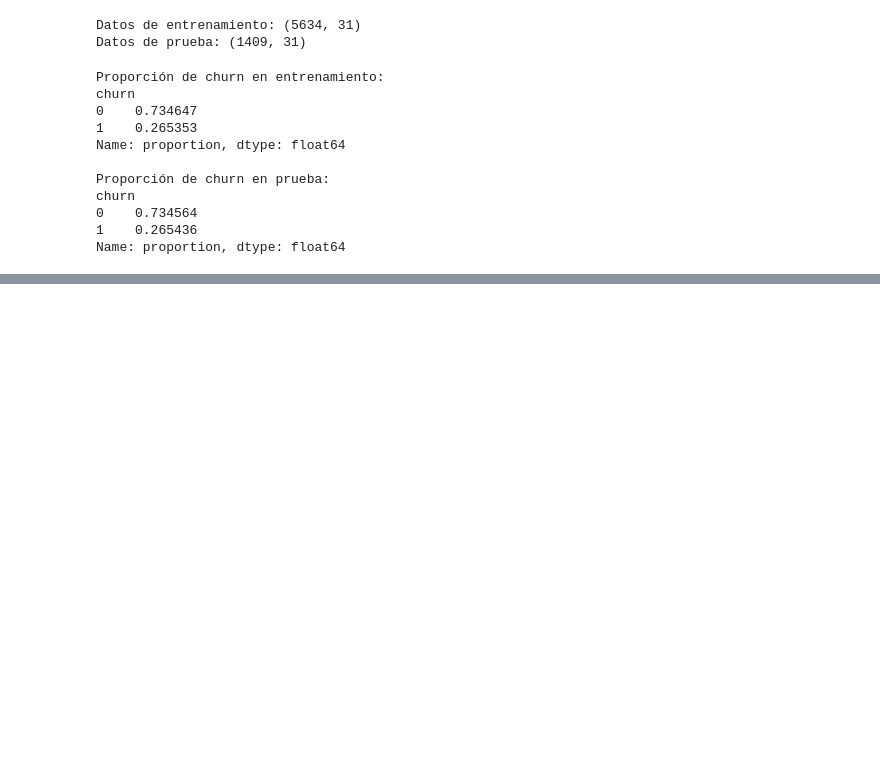
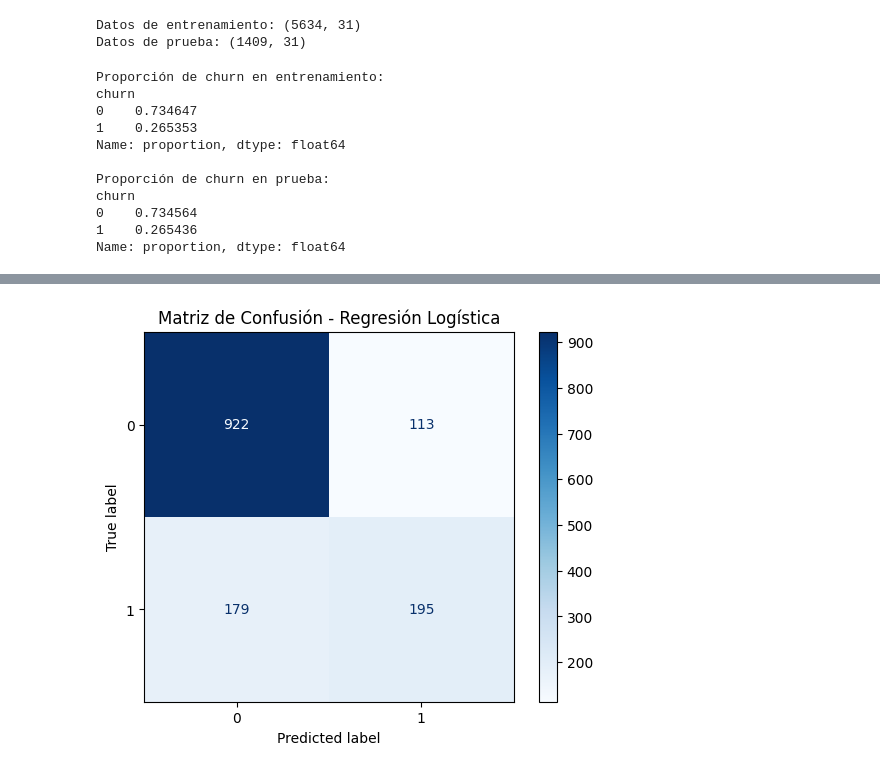
Before and after one commit to epjuarez/alura-challenge-telecomx2, a Jupyter notebook: alura_challenge_telecomx2.ipynb, the cells around one changed output, grey strips where cells are left out. Saved outputs shown, nothing was run; the diff lists cells and outputs as text; code cells hidden in the pictures; blank space fills up the shorter version.

```diff
--- a/alura_challenge_telecomx2.ipynb
+++ b/alura_challenge_telecomx2.ipynb
@@ -313,0 +322,9 @@ Name: proportion, dtype: float64
+# %%
+scaler = StandardScaler()
+
+X_train_scaled = scaler.fit_transform(X_train)
+X_test_scaled = scaler.transform(X_test)
+# %%
+log_model = LogisticRegression(max_iter=1000)
+
+log_model.fit(X_train_scaled, y_train)
@@ -313,0 +333,2 @@ Name: proportion, dtype: float64
+# %%
+y_pred_log = log_model.predict(X_test_scaled)
@@ -313,0 +373,10 @@ Name: proportion, dtype: float64
+# %%
+cm_log = confusion_matrix(y_test, y_pred_log)
+
+disp = ConfusionMatrixDisplay(confusion_matrix=cm_log)
+disp.plot(cmap="Blues")
+
+plt.title("Matriz de Confusión - Regresión Logística")
+plt.show()
+# %% [output]
+[figure, added]
```
Also changed, not shown: parts of 28 cells of this notebook.
